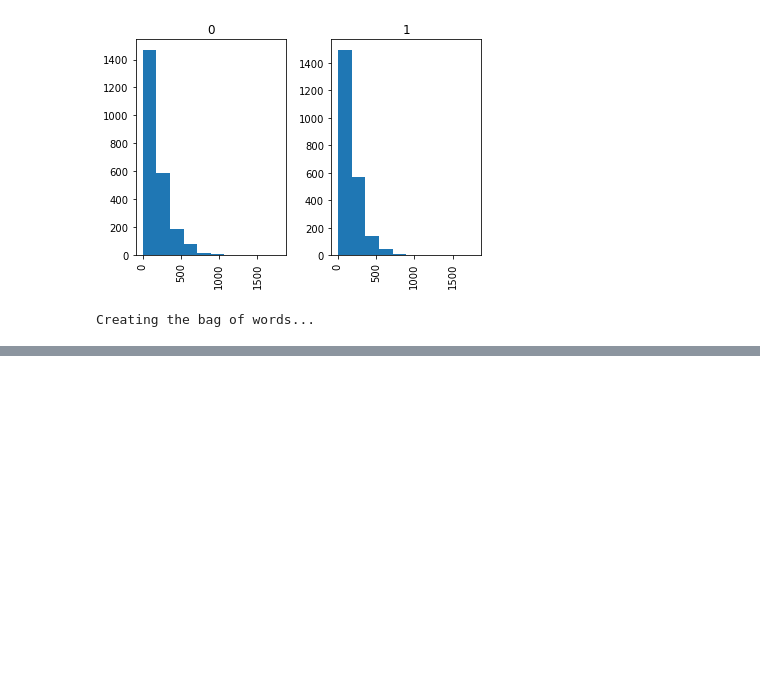
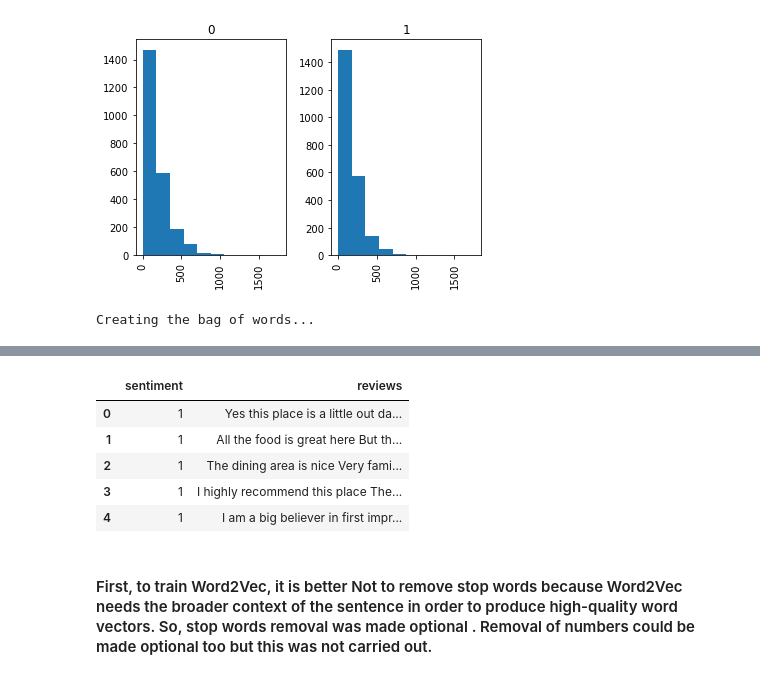
Before and after one commit to jeffreyong/DAT3_Project, a Jupyter notebook: Sentiment Analyzer Project.ipynb, the cells around one changed output, grey strips where cells are left out. Saved outputs shown, nothing was run; the diff lists cells and outputs as text; code cells hidden in the pictures; blank space fills up the shorter version.

```diff
--- a/Sentiment Analyzer Project.ipynb
+++ b/Sentiment Analyzer Project.ipynb
@@ -548,0 +778,21 @@ MultinomialNB had an accuracy score of 0.88
+# %%
+num_pos_reviews = len(file1)
+num_neg_reviews = len(file2)
+
+# Clean all positive reviews, status updates
+print "Cleaning the set of positive reviews....\n"
+# Initialize empty list to hold cleaned positive reviews
+clean_pos_reviews = []
+for i in xrange(1, num_pos_reviews):
+    if ((i+1)%1000 == 0):
+        print "Review %d of %d\n" % (i+1, num_pos_reviews)
+    clean_pos_reviews.append(review_to_simplewords(file1[i]))
+
+# Clean all negative reviews, status updates
+print "Cleaning the set of negative reviews....\n"
+# Initialize empty list to hold cleaned negative reviews
+clean_neg_reviews = []
+for i in xrange(1, num_neg_reviews):
+    if ((i+1)%1000 == 0):
+        print "Review %d of %d\n" % (i+1, num_neg_reviews)
+    clean_neg_reviews.append(review_to_simplewords(file2[i]))
@@ -548,0 +811,25 @@ MultinomialNB had an accuracy score of 0.88
+# %%
+# create column headings and tag the positive reviews with sentiment 1
+pos_data_df = pd.DataFrame(clean_pos_reviews)
+pos_data_df.columns = ["reviews"]
+pos_data_df.insert(0, "sentiment", 1)
+# %%
+# create column headings and tag the negative reviews with sentiment 0
+neg_data_df = pd.DataFrame(clean_neg_reviews)
+neg_data_df.columns = ["reviews"]
+neg_data_df.insert(0, "sentiment", 0)
+# %%
+df = pos_data_df.append(neg_data_df)
+# %%
+# check out df
+
+df.head()
+# %% [output]
+|  | sentiment | reviews |
+| 0 | 1 | Yes this place is a little out da... |
+| 1 | 1 | All the food is great here But th... |
+| 2 | 1 | The dining area is nice Very fami... |
+| 3 | 1 | I highly recommend this place The... |
+| 4 | 1 | I am a big believer in first impr... |
+# %% [markdown]
+#### First, to train Word2Vec,  it is better Not to remove stop words because Word2Vec needs the broader context of the sentence in order to produce high-quality word vectors. So, stop words removal was made optional . Removal of numbers could be made optional too but this was not carried out.
```
Also changed, not shown: parts of 83 cells of this notebook, 2 other files.
